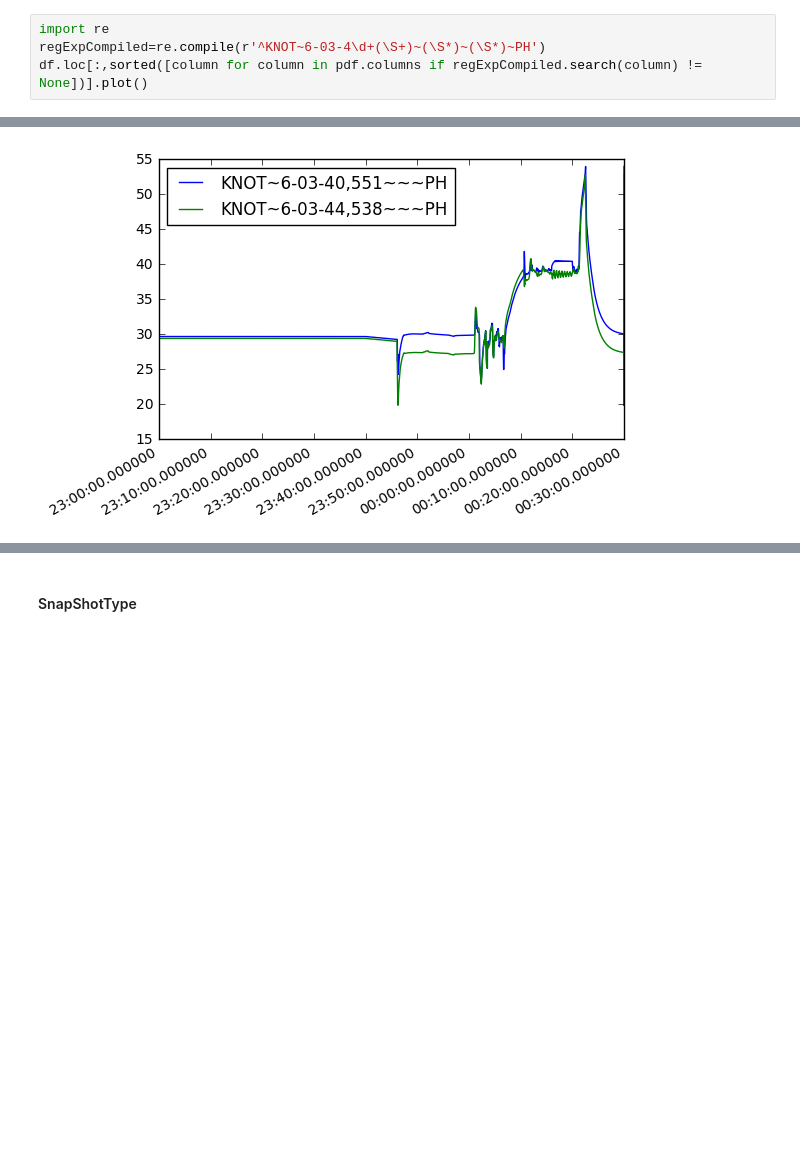
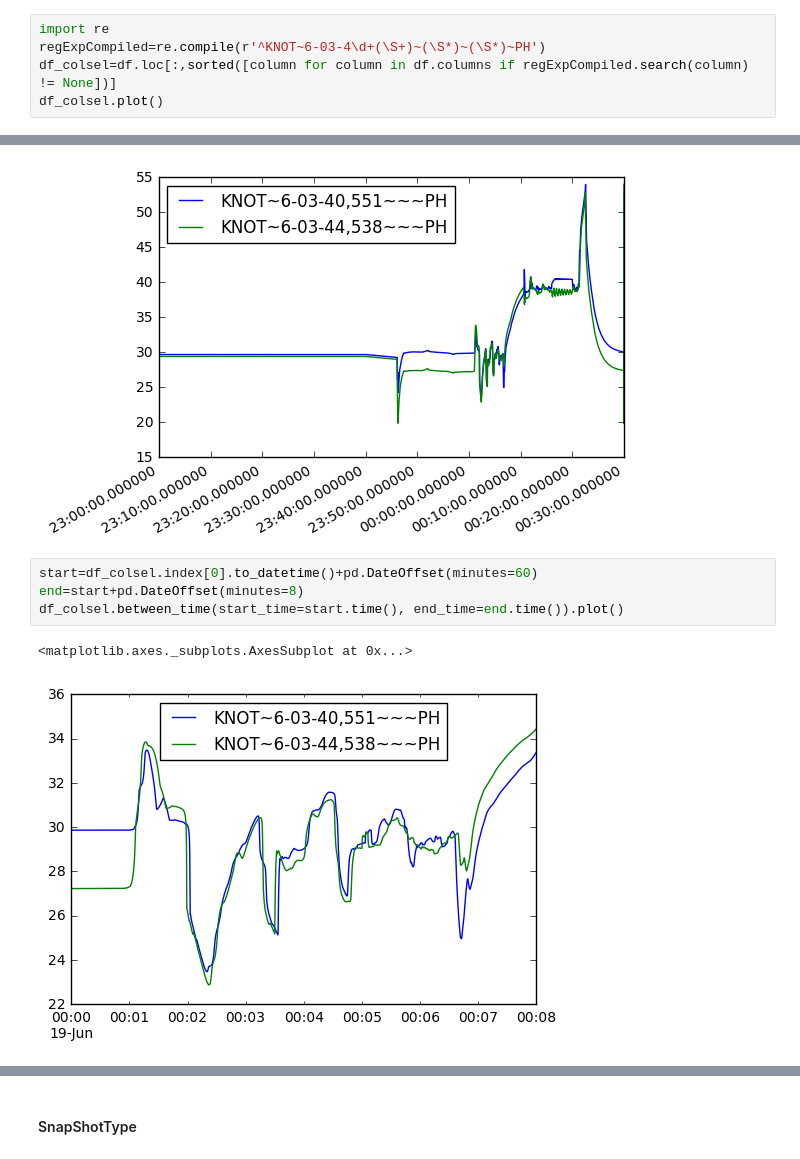
Before and after one commit to aw3s/PT3S, a Jupyter notebook: nb/MxWithPandas.ipynb, the cells around one changed output, grey strips where cells are left out. Drawn from its saved outputs; the diff is of its cells as text; blank space fills up the shorter version.

```diff
--- a/nb/MxWithPandas.ipynb
+++ b/nb/MxWithPandas.ipynb
@@ -51,7 +65,15 @@ plt.legend(loc='best')
 # %%
 import re
 regExpCompiled=re.compile(r'^KNOT~6-03-4\d+(\S+)~(\S*)~(\S*)~PH')
-df.loc[:,sorted([column for column in pdf.columns if regExpCompiled.search(column) != None])].plot()
+df_colsel=df.loc[:,sorted([column for column in df.columns if regExpCompiled.search(column) != None])]
+df_colsel.plot()
 # %% [output]
 <matplotlib.axes._subplots.AxesSubplot at 0x...>
 [figure]
+# %%
+start=df_colsel.index[0].to_datetime()+pd.DateOffset(minutes=60)
+end=start+pd.DateOffset(minutes=8)
+df_colsel.between_time(start_time=start.time(), end_time=end.time()).plot()
+# %% [output]
+<matplotlib.axes._subplots.AxesSubplot at 0x...>
+[figure, added]
```
Also changed, not shown: parts of 13 cells of this notebook, 2 other files.
